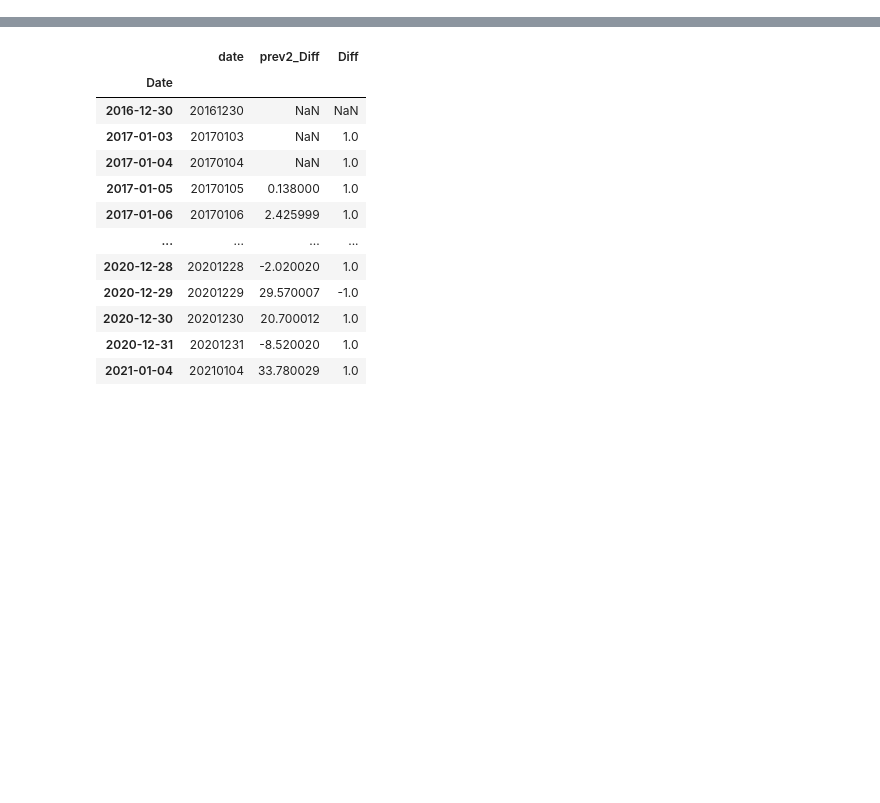
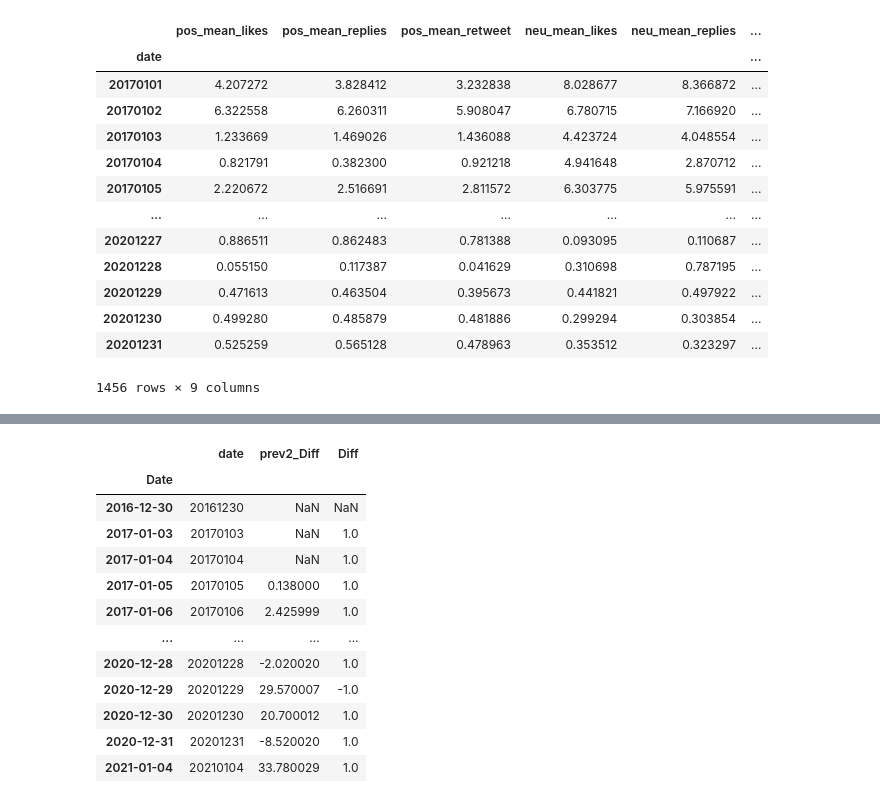
Before and after one commit to nbowen3/cs475_project, a Jupyter notebook: Find_label.ipynb, the cells around one changed output, grey strips where cells are left out. Drawn from its saved outputs; the diff is of its cells as text; code cells hidden in the pictures; blank space fills up the shorter version.

```diff
--- a/Find_label.ipynb
+++ b/Find_label.ipynb
@@ -10,3 +10,20 @@ sentiments = sentiments.drop(columns=sentiments.columns[0])
+# %%
+sentiments
+# %% [output]
+|  | pos_mean_likes | pos_mean_replies | pos_mean_retweet | neu_mean_likes | neu_mean_replies | ... |
+| date |  |  |  |  |  | ... |
+| 20170101 | 4.207272 | 3.828412 | 3.232838 | 8.028677 | 8.366872 | ... |
+| 20170102 | 6.322558 | 6.260311 | 5.908047 | 6.780715 | 7.166920 | ... |
+| 20170103 | 1.233669 | 1.469026 | 1.436088 | 4.423724 | 4.048554 | ... |
+| 20170104 | 0.821791 | 0.382300 | 0.921218 | 4.941648 | 2.870712 | ... |
+| 20170105 | 2.220672 | 2.516691 | 2.811572 | 6.303775 | 5.975591 | ... |
+| ... | ... | ... | ... | ... | ... | ... |
+| 20201227 | 0.886511 | 0.862483 | 0.781388 | 0.093095 | 0.110687 | ... |
+| 20201228 | 0.055150 | 0.117387 | 0.041629 | 0.310698 | 0.787195 | ... |
+| 20201229 | 0.471613 | 0.463504 | 0.395673 | 0.441821 | 0.497922 | ... |
+| 20201230 | 0.499280 | 0.485879 | 0.481886 | 0.299294 | 0.303854 | ... |
+| 20201231 | 0.525259 | 0.565128 | 0.478963 | 0.353512 | 0.323297 | ... |
+1456 rows × 9 columns
 # %%
 # set the size of the sliding window of stock price prediction
 window_size = 1
```
Also changed, not shown: parts of 4 cells of this notebook.
